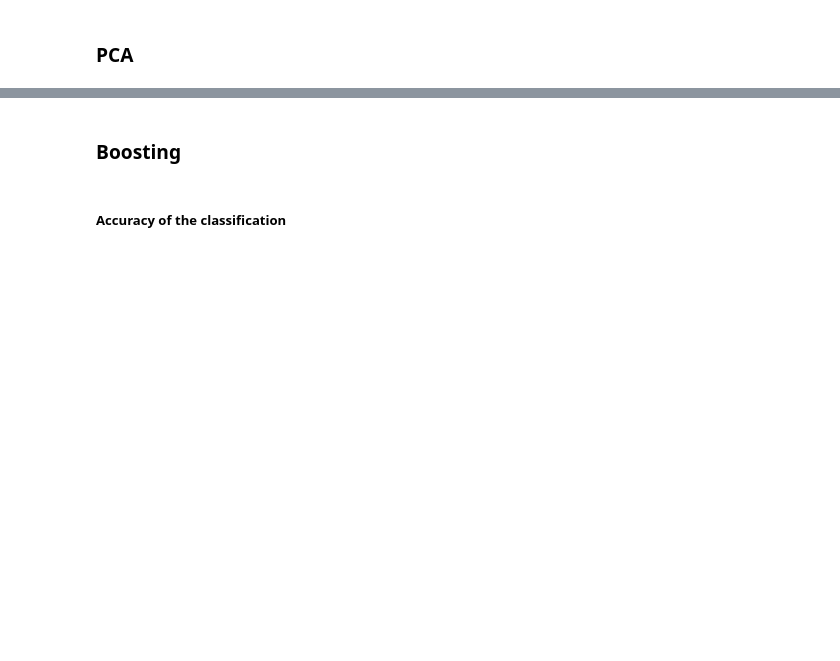
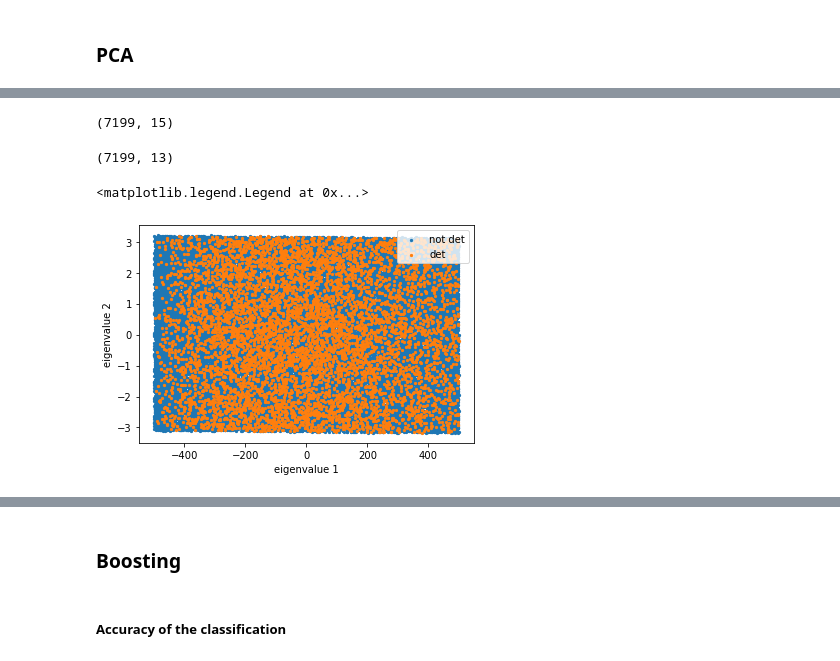
Before and after one commit to ludovicobizzarri/astrostatistics_bicocca_2024, a Jupyter notebook: working/Lesson 20/GW detection.ipynb, the cells around one changed output, grey strips where cells are left out. Cells and saved outputs as stored; diff of their text form; code cells hidden in the pictures; blank space fills up the shorter version.

```diff
--- a/working/Lesson 20/GW detection.ipynb
+++ b/working/Lesson 20/GW detection.ipynb
@@ -489,0 +505,34 @@ X_train_tr.shape
+# %%
+mask_det = data[keys=='det']==1
+data_det = data.T[mask_det[0]]
+
+data_det.shape
+# %% [output]
+(7199, 15)
+# %%
+# remove the snr and det classes
+X_det = data_det.T[(keys!='snr') & (keys!='det')].T
+y_det = data_det.T[keys=='det'].T
+
+X_det.shape
+# %% [output]
+(7199, 13)
+# %%
+# apply PCA:
+pca_det = PCA(n_components=2)
+pca_det.fit(X_det,y_det[:,0])
+X_transformed_det = pca_det.transform(X)
+
+detectability = data[keys=='det'].T[:,0]
+det_idx = (detectability==1)
+not_det_idx = (detectability==0)
+
+for i,cl,lab in zip(range(2),np.array([not_det_idx,det_idx]),np.array(['not det','det'])):
+    plt.scatter(X_transformed_det[:,0][cl],X_transformed_det[:,1][cl],color='C%i'%i,label=lab,s=5)
+
+plt.xlabel('eigenvalue 1')
+plt.ylabel('eigenvalue 2')
+plt.legend()
+# %% [output]
+<matplotlib.legend.Legend at 0x...>
+[figure, added]
```
Also changed, not shown: parts of 12 cells of this notebook.
